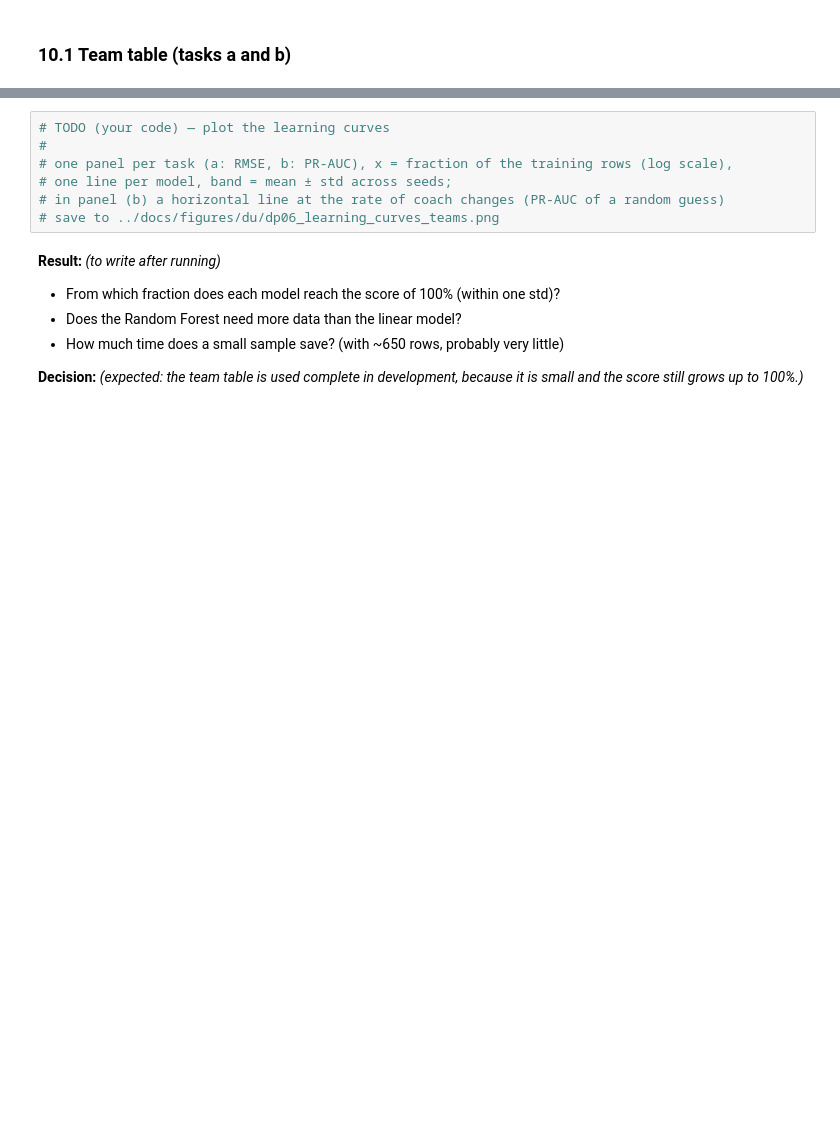
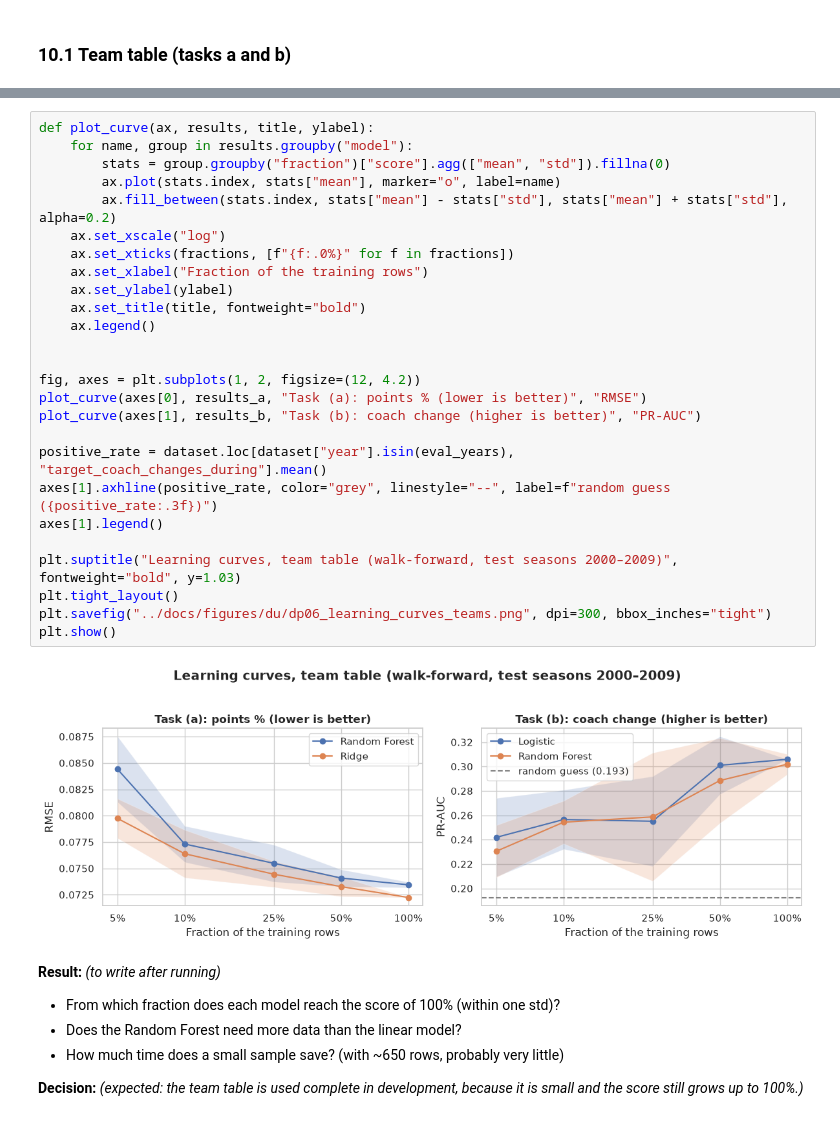
Before and after one commit to LuisBento2005/AC_DataMining, a Jupyter notebook: notebooks/03_data_preparation.ipynb, the cells around one changed output, grey strips where cells are left out. Cells and saved outputs as stored; diff of their text form; blank space fills up the shorter version.

```diff
--- a/notebooks/03_data_preparation.ipynb
+++ b/notebooks/03_data_preparation.ipynb
@@ -4504,10 +4583,31 @@ We also record the **training time**, which is the reason to sample at all.
 # %%
-# TODO (your code) — plot the learning curves
-#
-# one panel per task (a: RMSE, b: PR-AUC), x = fraction of the training rows (log scale),
-# one line per model, band = mean ± std across seeds;
-# in panel (b) a horizontal line at the rate of coach changes (PR-AUC of a random guess)
-# save to ../docs/figures/du/dp06_learning_curves_teams.png
+def plot_curve(ax, results, title, ylabel):
+    for name, group in results.groupby("model"):
+        stats = group.groupby("fraction")["score"].agg(["mean", "std"]).fillna(0)
+        ax.plot(stats.index, stats["mean"], marker="o", label=name)
+        ax.fill_between(stats.index, stats["mean"] - stats["std"], stats["mean"] + stats["std"], alpha=0.2)
+    ax.set_xscale("log")
+    ax.set_xticks(fractions, [f"{f:.0%}" for f in fractions])
+    ax.set_xlabel("Fraction of the training rows")
+    ax.set_ylabel(ylabel)
+    ax.set_title(title, fontweight="bold")
+    ax.legend()
+
+
+fig, axes = plt.subplots(1, 2, figsize=(12, 4.2))
+plot_curve(axes[0], results_a, "Task (a): points % (lower is better)", "RMSE")
+plot_curve(axes[1], results_b, "Task (b): coach change (higher is better)", "PR-AUC")
+
+positive_rate = dataset.loc[dataset["year"].isin(eval_years), "target_coach_changes_during"].mean()
+axes[1].axhline(positive_rate, color="grey", linestyle="--", label=f"random guess ({positive_rate:.3f})")
+axes[1].legend()
+
+plt.suptitle("Learning curves, team table (walk-forward, test seasons 2000–2009)", fontweight="bold", y=1.03)
+plt.tight_layout()
+plt.savefig("../docs/figures/du/dp06_learning_curves_teams.png", dpi=300, bbox_inches="tight")
+plt.show()
+# %% [output]
+[figure, added]
 # %% [markdown]
 **Result:** *(to write after running)*
 
```
Also changed, not shown: parts of 6 cells of this notebook, 5 other files.
